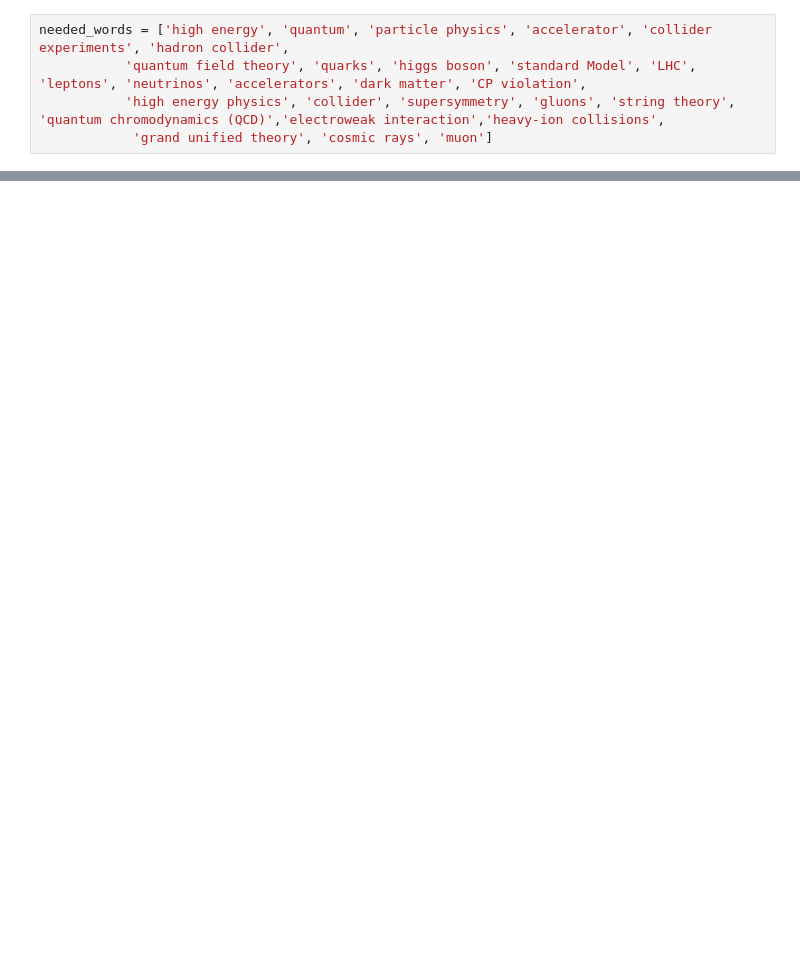
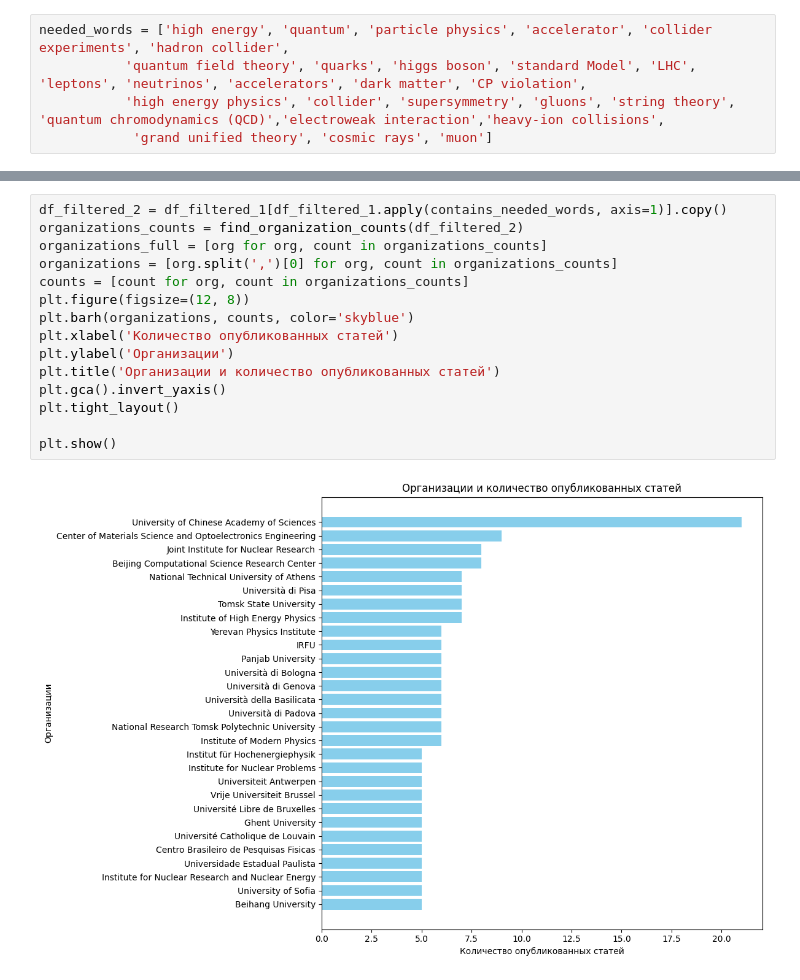
Before and after one commit to Eugene665/JINR_hackathon_2, a Jupyter notebook: Hacaton.ipynb, the cells around one changed output, grey strips where cells are left out. Cells and saved outputs as stored; diff of their text form; blank space fills up the shorter version.

```diff
--- a/Hacaton.ipynb
+++ b/Hacaton.ipynb
@@ -98,0 +113,17 @@ Name: Организации, Length: 12415, dtype: object
+# %%
+df_filtered_2 = df_filtered_1[df_filtered_1.apply(contains_needed_words, axis=1)].copy()
+organizations_counts = find_organization_counts(df_filtered_2)
+organizations_full = [org for org, count in organizations_counts]
+organizations = [org.split(',')[0] for org, count in organizations_counts]
+counts = [count for org, count in organizations_counts]
+plt.figure(figsize=(12, 8))
+plt.barh(organizations, counts, color='skyblue')
+plt.xlabel('Количество опубликованных статей')
+plt.ylabel('Организации')
+plt.title('Организации и количество опубликованных статей')
+plt.gca().invert_yaxis()
+plt.tight_layout()
+
+plt.show()
+# %% [output]
+[figure, added]
```
Also changed, not shown: parts of 14 cells of this notebook.
